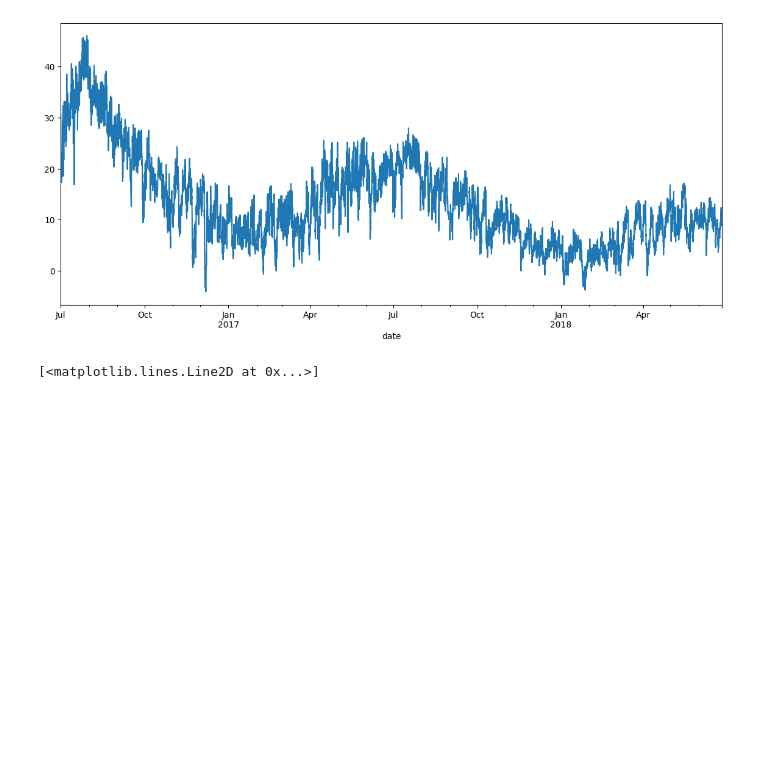
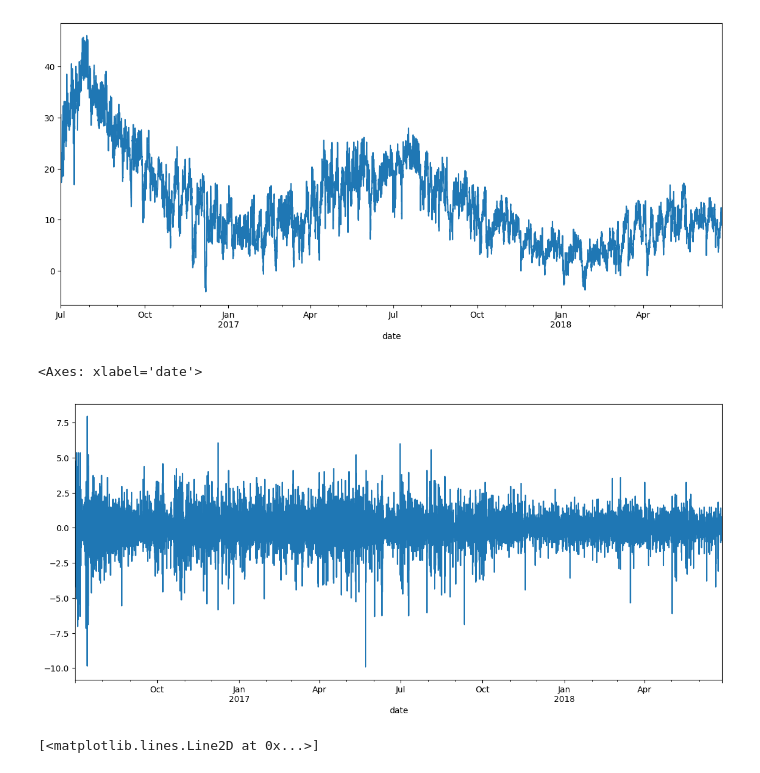
Before and after one commit to Dhanunjaya-Elluri/master-thesis, a Jupyter notebook: transformer.ipynb, the cells around one changed output. Drawn from its saved outputs; the diff is of its cells as text; code cells hidden in the pictures; blank space fills up the shorter version.

```diff
--- a/transformer.ipynb
+++ b/transformer.ipynb
@@ -72,6 +72,12 @@ data.plot()
 # %% [output]
 <Axes: xlabel='date'>
 [figure]
+# %%
+stationary_data = make_stationary(data)
+stationary_data.plot()
+# %% [output]
+<Axes: xlabel='date'>
+[figure, added]
 # %%
 decompose = sm.tsa.seasonal_decompose(data, model='additive', period=52)
 trend = decompose.trend
```
Also changed, not shown: parts of 2 cells of this notebook, 6 other files.
